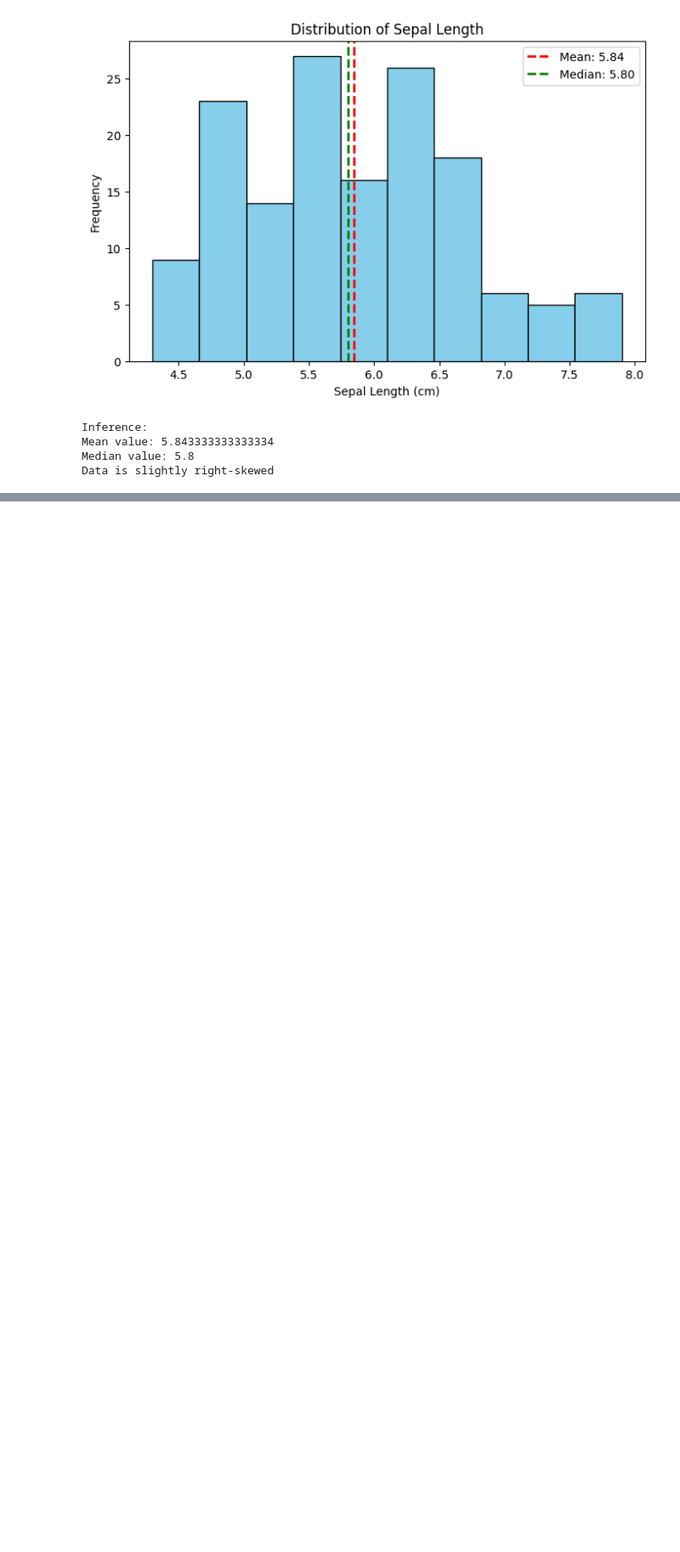
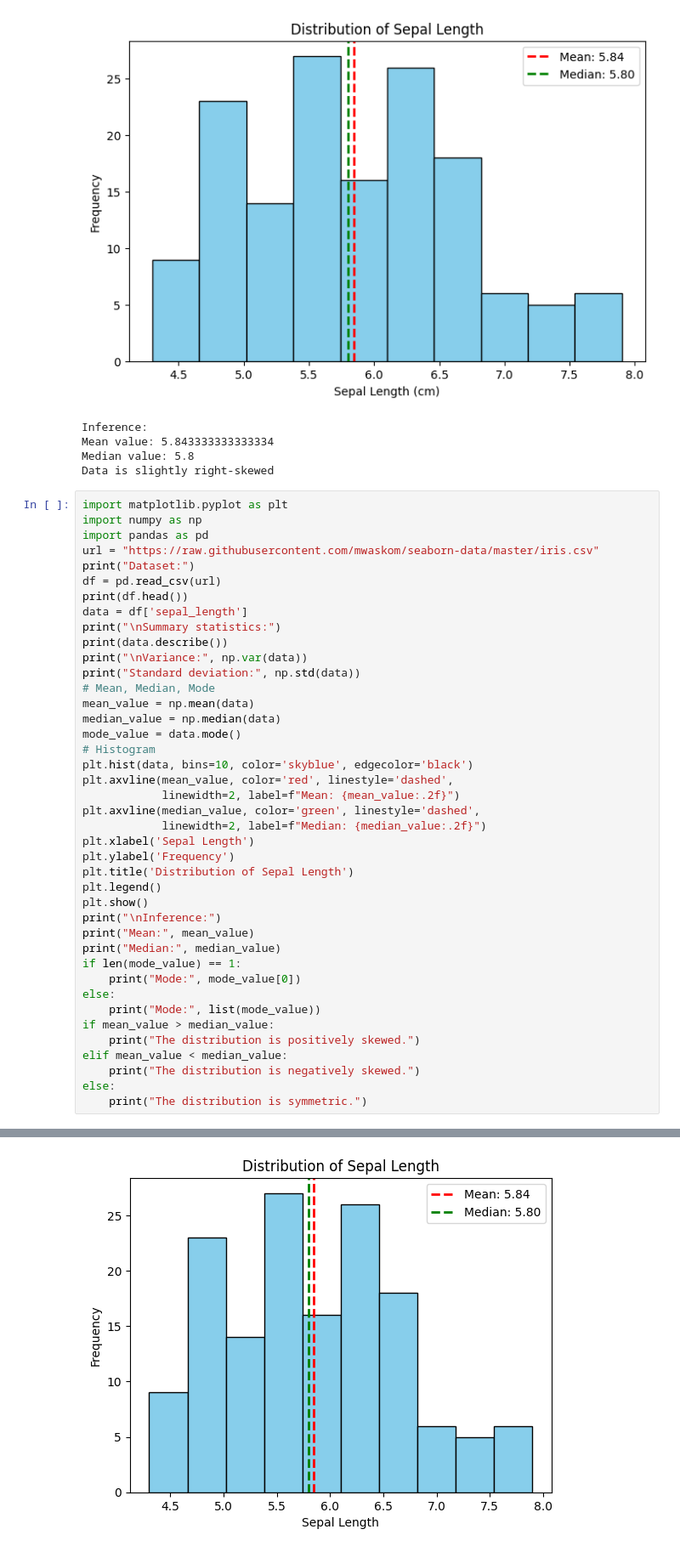
Before and after one commit to yashasree2007/2025-2026-even--AI-B--DS-venkata-yashasree_4071, a Jupyter notebook: week3_17_02_2026.ipynb, the cells around one changed output, grey strips where cells are left out. Shown at 85% size. Saved outputs shown, nothing was run; the diff lists cells and outputs as text; blank space fills up the shorter version.

```diff
--- a/week3_17_02_2026.ipynb
+++ b/week3_17_02_2026.ipynb
@@ -217,3 +217,45 @@ Inference:
 Mean value: 5.843333333333334
 Median value: 5.8
 Data is slightly right-skewed
+# %%
+import matplotlib.pyplot as plt
+import numpy as np
+import pandas as pd
+url = "https://raw.githubusercontent.com/mwaskom/seaborn-data/master/iris.csv"
+print("Dataset:")
+df = pd.read_csv(url)
+print(df.head())
+data = df['sepal_length']
+print("\nSummary statistics:")
+print(data.describe())
+print("\nVariance:", np.var(data))
+print("Standard deviation:", np.std(data))
+# Mean, Median, Mode
+mean_value = np.mean(data)
+median_value = np.median(data)
+mode_value = data.mode()
+# Histogram
+plt.hist(data, bins=10, color='skyblue', edgecolor='black')
+plt.axvline(mean_value, color='red', linestyle='dashed',
+            linewidth=2, label=f"Mean: {mean_value:.2f}")
+plt.axvline(median_value, color='green', linestyle='dashed',
+            linewidth=2, label=f"Median: {median_value:.2f}")
+plt.xlabel('Sepal Length')
+plt.ylabel('Frequency')
+plt.title('Distribution of Sepal Length')
+plt.legend()
+plt.show()
+print("\nInference:")
+print("Mean:", mean_value)
+print("Median:", median_value)
+if len(mode_value) == 1:
+    print("Mode:", mode_value[0])
+else:
+    print("Mode:", list(mode_value))
+if mean_value > median_value:
+    print("The distribution is positively skewed.")
+elif mean_value < median_value:
+    print("The distribution is negatively skewed.")
+else:
+    print("The distribution is symmetric.")
+# %% [output]
@@ -219,0 +279 @@ Data is slightly right-skewed
+[figure, added]
```
Also changed, not shown: parts of 1 cell of this notebook.
